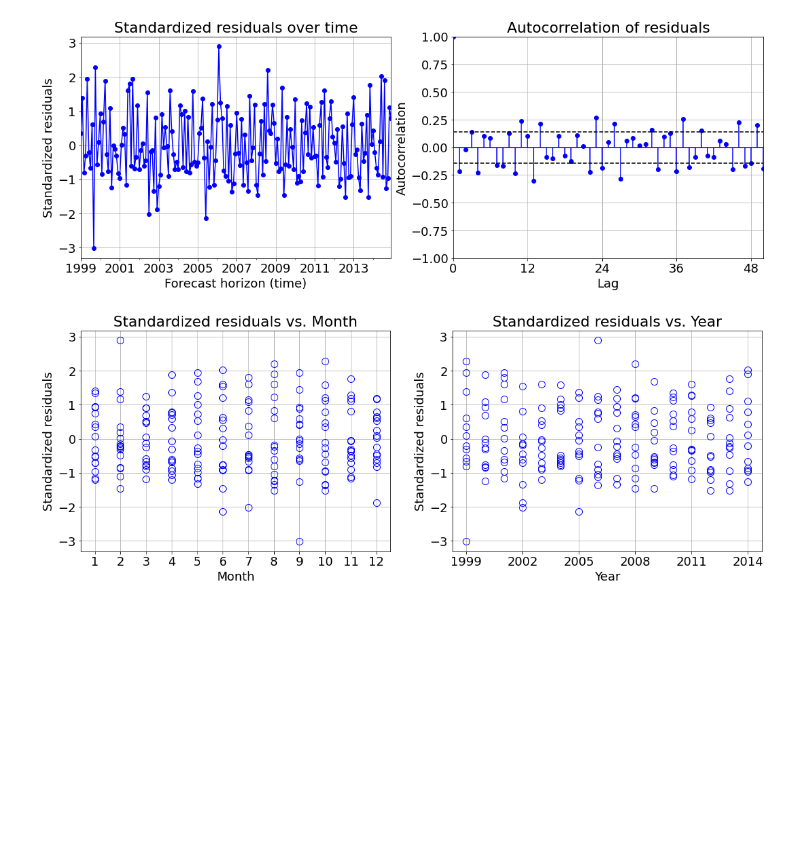
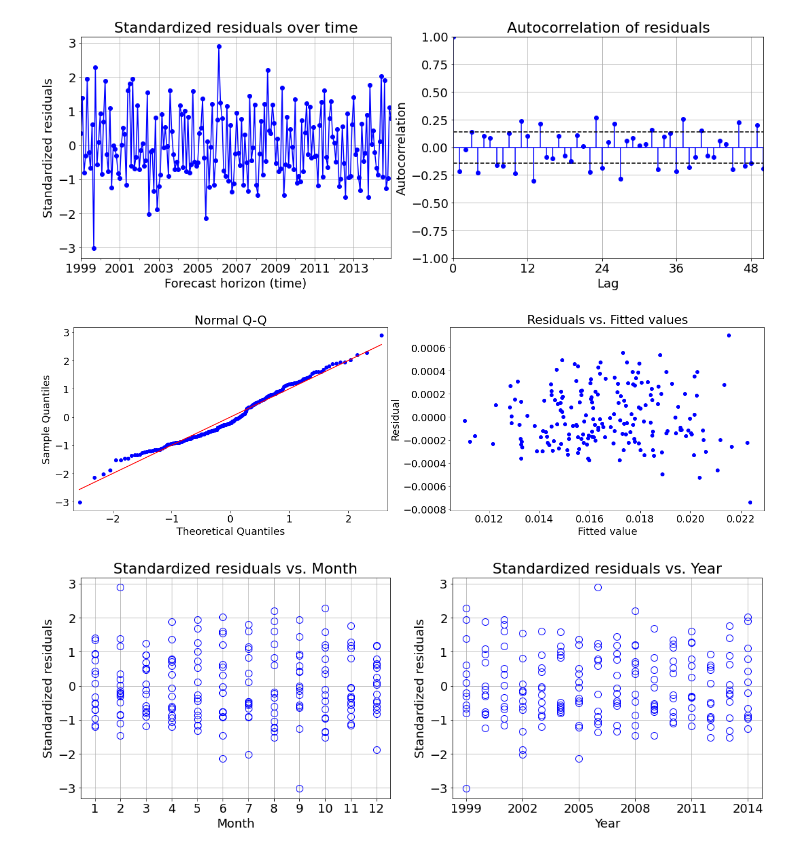
Before and after one commit to Owerre/Time-Series-Forecasting, a Jupyter notebook: fatality-forecast/notebooks/04-prophet.ipynb, the cells around one changed output. Cells and saved outputs as stored; diff of their text form; code cells hidden in the pictures; blank space fills up the shorter version.

```diff
--- a/fatality-forecast/notebooks/04-prophet.ipynb
+++ b/fatality-forecast/notebooks/04-prophet.ipynb
@@ -122,9 +123,9 @@ Training set performance errors
 ## Model Diagnostics on the Training Set
 # %%
 plt.figure(figsize = (18,6))
-residual = y_train-y_pred
-tstandard = (residual-np.mean(residual))/np.std(residual)
-ape = np.abs(residual)*100/np.abs(y_train)
+tresidual = y_train-y_pred
+tstandard = (tresidual-np.mean(tresidual))/np.std(tresidual)
+ape = np.abs(tresidual)*100/np.abs(y_train)
 
 plt.subplot(121)
 tstandard.plot(color = 'b', marker = 'o')
@@ -134,10 +135,10 @@ plt.ylabel('Standardized residuals')
 plt.title('Standardized residuals over time')
 
 plt.subplot(122)
-plt.acorr(residual, usevlines=True, maxlags=50, normed=True, color ='b')
-plt.acorr(residual, usevlines=False, maxlags=50, normed=True,color ='b')
-plt.axhline(y=1.96/np.sqrt(len(residual)),linestyle= '--', linewidth=1.5, color = 'k')
-plt.axhline(y=-1.96/np.sqrt(len(residual)),linestyle= '--', linewidth=1.5, color = 'k')
+plt.acorr(tresidual, usevlines=True, maxlags=50, normed=True, color ='b')
+plt.acorr(tresidual, usevlines=False, maxlags=50, normed=True,color ='b')
+plt.axhline(y=1.96/np.sqrt(len(tresidual)),linestyle= '--', linewidth=1.5, color = 'k')
+plt.axhline(y=-1.96/np.sqrt(len(tresidual)),linestyle= '--', linewidth=1.5, color = 'k')
 plt.xlim(0,50)
 plt.ylim(-1,1)
 plt.xticks(np.arange(0,50,12))
@@ -148,6 +149,18 @@ plt.title('Autocorrelation of residuals')
 plt.show()
 # %% [output]
 [figure]
+# %%
+fig, ax = plt.subplots(1,2,figsize = (22,6))
+sm.ProbPlot(tstandard).qqplot(line='s', ax=ax[0])
+ax[0].set_title('Normal Q-Q')
+
+ax[1].scatter(y_pred, tresidual, color = 'b')
+ax[1].set_title('Residuals vs. Fitted values')
+ax[1].set_xlabel('Fitted value')
+ax[1].set_ylabel('Residual')
+plt.show()
+# %% [output]
+[figure, added]
 # %%
 plt.figure(figsize = (18,6))
 plt.subplot(121)
```
Also changed, not shown: parts of 2 cells of this notebook, 3 other files.
